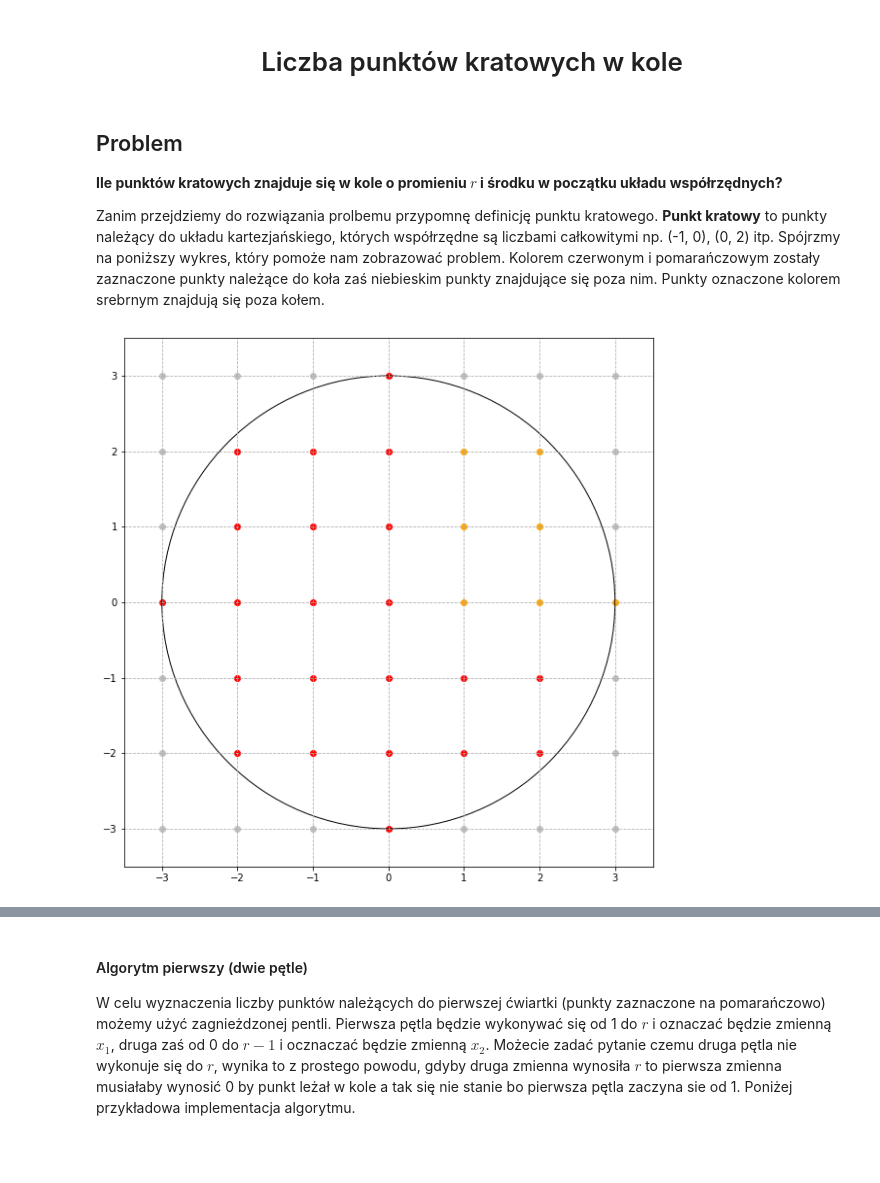
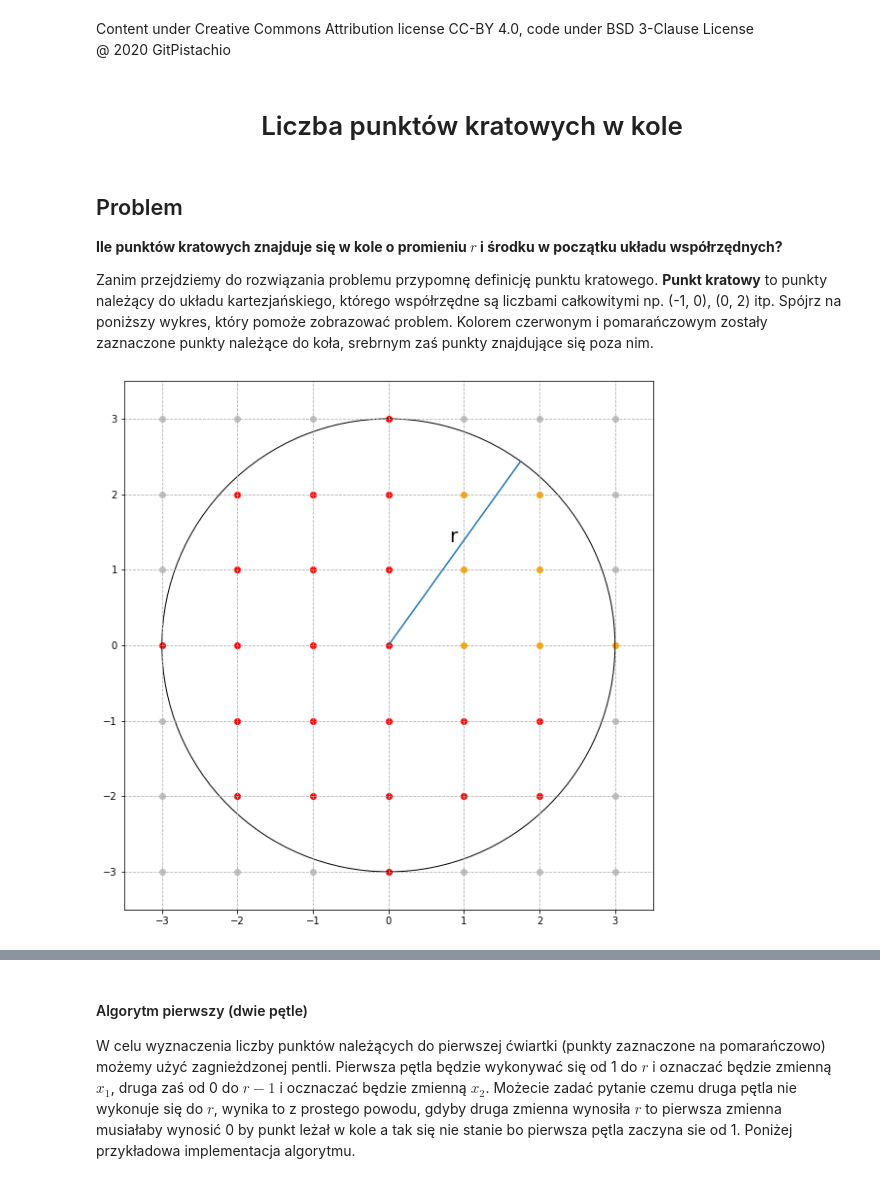
Before and after one commit to GitPistachio/AdHoc, a Jupyter notebook: notebooks/Liczba punktów kratowych w kole.ipynb, the cells around one changed output, grey strips where cells are left out. Saved outputs shown, nothing was run; the diff lists cells and outputs as text; code cells hidden in the pictures; blank space fills up the shorter version.

Commit message:
Add license disclamer and center plots

```diff
--- a/notebooks/Liczba punktów kratowych w kole.ipynb
+++ b/notebooks/Liczba punktów kratowych w kole.ipynb
@@ -1,3 +1,6 @@
+# %% [markdown]
+Content under Creative Commons Attribution license CC-BY 4.0, code under BSD 3-Clause License
+@ 2020 GitPistachio
 # %% [markdown]
 <h1><center>Liczba punktów kratowych w kole</center></h1>
 # %% [markdown]
@@ -5,43 +8,50 @@
 
 <strong>Ile punktów kratowych znajduje się w kole o promieniu $r$ i środku w początku układu współrzędnych?</strong>
 
-Zanim przejdziemy do rozwiązania prolbemu przypomnę definicję punktu kratowego. <strong>Punkt kratowy</strong> to punkty należący do układu kartezjańskiego, których współrzędne są liczbami całkowitymi np. (-1, 0), (0, 2) itp.
-Spójrzmy na poniższy wykres, który pomoże nam zobrazować problem. Kolorem czerwonym i pomarańczowym zostały zaznaczone punkty należące do koła zaś niebieskim punkty znajdujące się poza nim. Punkty oznaczone kolorem srebrnym znajdują się poza kołem.
+Zanim przejdziemy do rozwiązania problemu przypomnę definicję punktu kratowego. <strong>Punkt kratowy</strong> to punkty należący do układu kartezjańskiego, którego współrzędne są liczbami całkowitymi np. (-1, 0), (0, 2) itp.
+Spójrz na poniższy wykres, który pomoże zobrazować problem. Kolorem czerwonym i pomarańczowym zostały zaznaczone punkty należące do koła, srebrnym zaś punkty znajdujące się poza nim.
 # %%
+%matplotlib inline
+
 import matplotlib.pyplot as plt
 from matplotlib.ticker import MultipleLocator
+from math import sqrt
+from customs_css import CCSS
+
+CCSS().centerPlots()
+
 
 fig, ax = plt.subplots(figsize=(10, 10))
 
 r = 3
 circle = plt.Circle((0, 0), r, color='black', fill=False)
 ax.add_artist(circle)
 
 inner_lattice_points = []
 outer_lattice_points = []
 first_quarter_lattice_points = []
 for i in range(-r, r + 1):
     for j in range(-r, r + 1):
         if i*i + j*j <= r*r:
             if i > 0 and j >= 0:
                 first_quarter_lattice_points.append((i, j))
             else:
                 inner_lattice_points.append((i, j))
         else:
             outer_lattice_points.append((i, j))
 
 plt.scatter(*zip(*first_quarter_lattice_points), color='orange')
 plt.scatter(*zip(*inner_lattice_points), color='red')
 plt.scatter(*zip(*outer_lattice_points), color='silver')
+plt.plot([0, 1.75], [0, sqrt(r*r - 1.75*1.75)])
+plt.text(0.8, sqrt(r*r/4 - 1) + 0.25, 'r', fontsize=20)
 
 ax.xaxis.set_major_locator(MultipleLocator(1))
 ax.yaxis.set_major_locator(MultipleLocator(1))
 plt.xlim([-r - 0.5, r + 0.5])
 plt.ylim([-r - 0.5, r + 0.5])
 ax.set_aspect(1.0)
 plt.grid(which='both', linestyle='--')
-
-plt.show()
 # %% [output]
-[figure, old version]
+[figure, new version]
 # %% [markdown]
```
Also changed, not shown: parts of 2 cells of this notebook.
